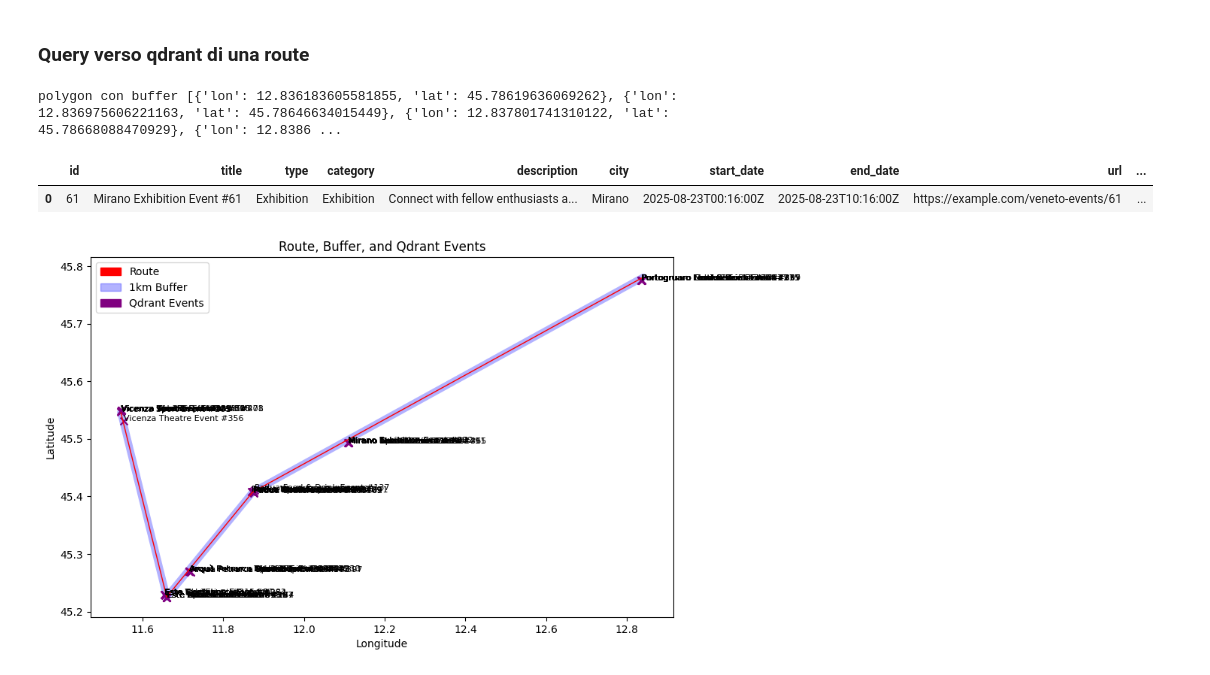
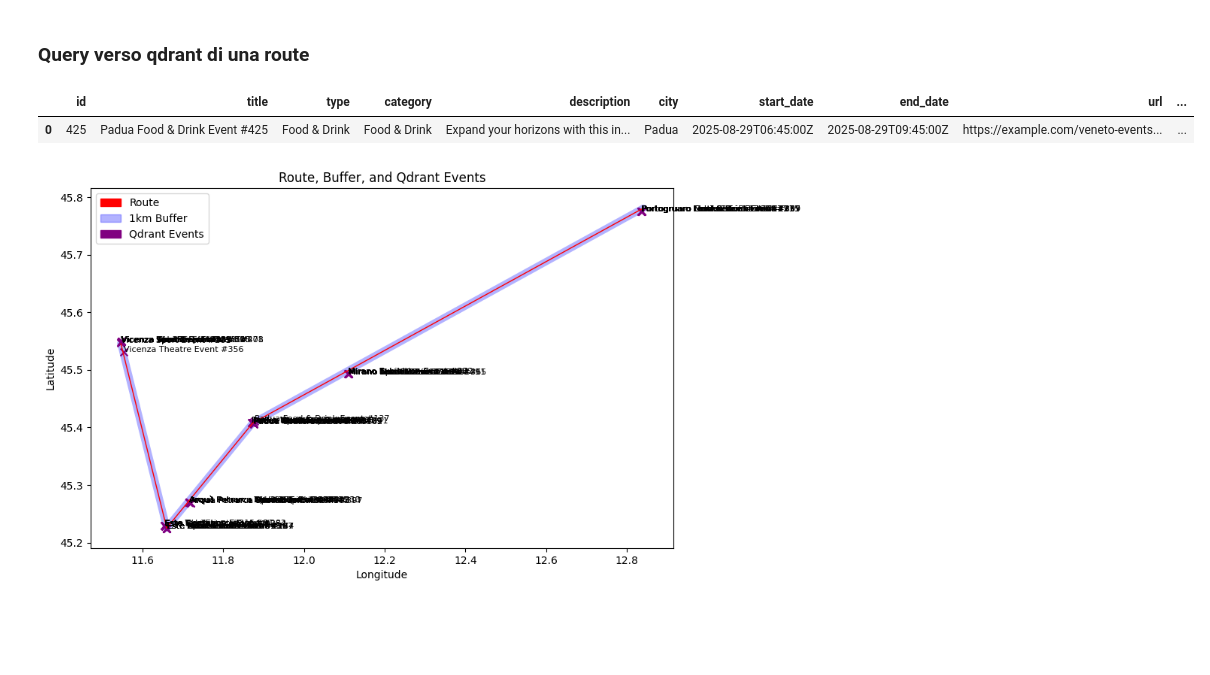
Before and after one commit to tatankam/eventmap, a Jupyter notebook: notebooks/Eventbrite.ipynb, the cells around one changed output. Drawn from its saved outputs; the diff is of its cells as text; code cells hidden in the pictures; blank space fills up the shorter version.

Commit message:
Add Filter Date time and correction

```diff
--- a/notebooks/Eventbrite.ipynb
+++ b/notebooks/Eventbrite.ipynb
@@ -126,8 +126,11 @@ polygon_coords_qdrant = [{"lon": lon, "lat": lat} for lon, lat in polygon_coords
 
 from qdrant_client.http import models as qmodels
 
-startinputdate = "2025-08-23T10:04:00Z"
-endinputdate = "2025-08-23T10:19:00Z"
+#startinputdate = "2025-08-23T10:04:00Z"
+#endinputdate = "2025-08-23T10:19:00Z"
+
+startinputdate = "2025-08-29T08:54:00Z"
+endinputdate = "2025-08-29T09:56:00Z"
 
 
 
@@ -179,43 +182,59 @@ date_filter = qmodels.Filter(
     #min_should_match=1
 )
 
+date_intersection_filter = qmodels.Filter(
+    must=[
+        qmodels.FieldCondition(
+            key="start_date",
+            range=qmodels.DatetimeRange(
+                lte=endinputdate
+            )
+        ),
+        qmodels.FieldCondition(
+            key="end_date",
+            range=qmodels.DatetimeRange(
+                gte=startinputdate
+            )
+        )
+    ]
+)
+
 # Final combined filter: must be inside geo polygon AND start_date OR end_date in range
 final_filter = qmodels.Filter(
     must=[
         geo_filter,
-        date_filter
+        date_intersection_filter #date_filter
     ]
 )
 
 
 
 # 7. Query Qdrant (returns points inside the polygon)
 results = client.query_points(
     collection_name="veneto_events",
     limit=100,
     query_filter=final_filter,#start_date_filter,#geo_filter,   # your qmodels.Filter instance
     with_payload=True          # include full payload in results
 )
 #print(results)
 # 8. Print results
 import pandas as pd
 
 
 
-print(f"polygon con buffer",polygon_coords_qdrant)
+#print(f"polygon con buffer",polygon_coords_qdrant)
 
 # Extract payloads from points
 payloads = [point.payload for point in results.points]
 
 # Create a DataFrame directly from the list of payload dictionaries
 df = pd.json_normalize(payloads)  # This flattens nested dictionaries into columns
 
 # Show the DataFrame
 df
 # %% [output]
-polygon con buffer [{'lon': 12.836183605581855, 'lat': 45.78619636069262}, {'lon': 12.836975606221163, 'lat': 45.78646634015449}, {'lon': 12.837801741310122, 'lat': 45.78668088470929}, {'lon': 12.8386 ...
 |  | id | title | type | category | description | city | start_date | end_date | url | ... |
-| 0 | 61 | Mirano Exhibition Event #61 | Exhibition | Exhibition | Connect with fellow enthusiasts a... | Mirano | 2025-08-23T00:16:00Z | 2025-08-23T10:16:00Z | https://example.com/veneto-events/61 | ... |
+| 0 | 425 | Padua Food & Drink Event #425 | Food & Drink | Food & Drink | Expand your horizons with this in... | Padua | 2025-08-29T06:45:00Z | 2025-08-29T09:45:00Z | https://example.com/veneto-events... | ... |
 # %%
 import matplotlib.pyplot as plt
 import pandas as pd
```
Also changed, not shown: parts of 2 cells of this notebook, 6 other files.
